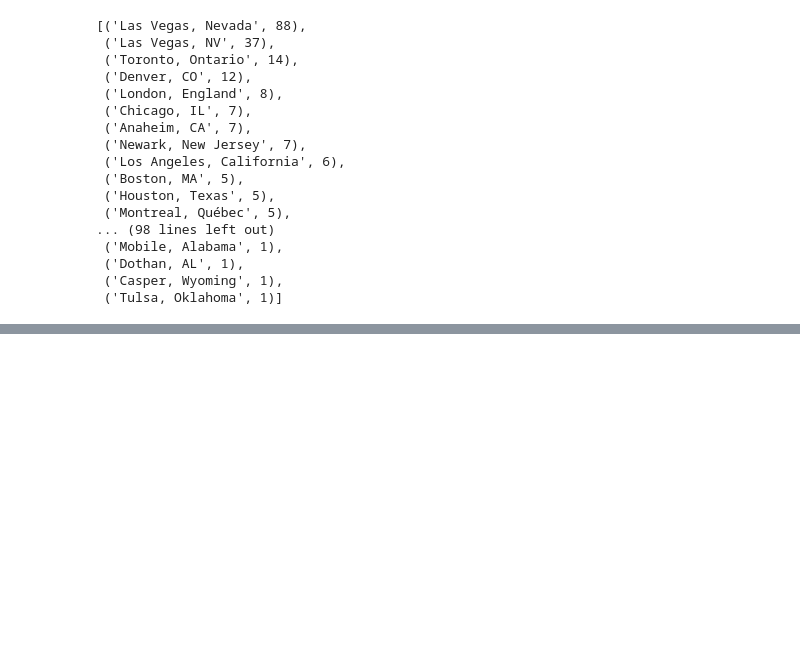
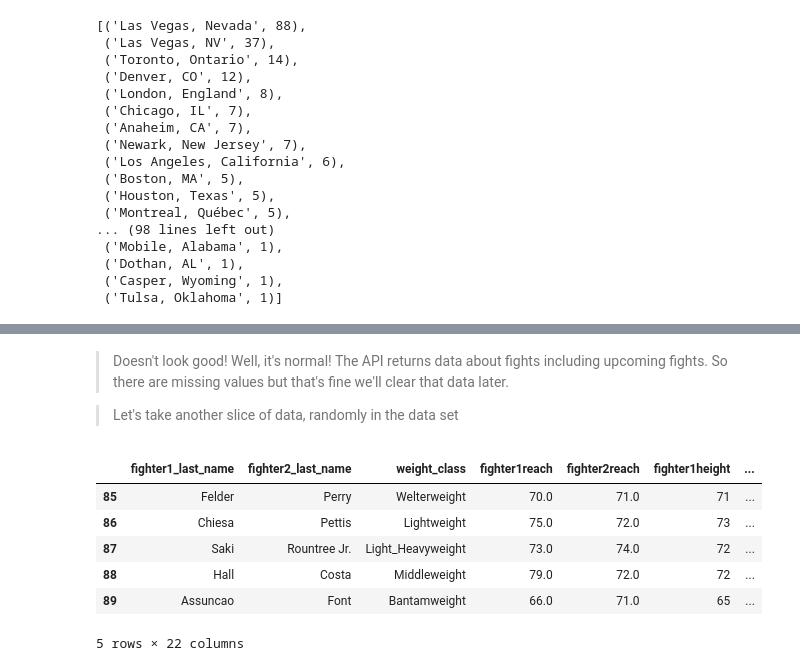
Before and after one commit to goujonbe/ufc-data-analysis, a Jupyter notebook: notebooks/data_analysis.ipynb, the cells around one changed output, grey strips where cells are left out. Drawn from its saved outputs; the diff is of its cells as text; code cells hidden in the pictures; blank space fills up the shorter version.

```diff
--- a/notebooks/data_analysis.ipynb
+++ b/notebooks/data_analysis.ipynb
@@ -166,0 +188,14 @@ number_events_per_city_sorted
+# %% [markdown]
+> Doesn't look good! Well, it's normal! The API returns data about fights including upcoming fights. So there are missing values but that's fine we'll clear that data later.
+
+> Let's take another slice of data, randomly in the data set
+# %%
+df_fights[85:90]
+# %% [output]
+|  | fighter1_last_name | fighter2_last_name | weight_class | fighter1reach | fighter2reach | fighter1height | ... |
+| 85 | Felder | Perry | Welterweight | 70.0 | 71.0 | 71 | ... |
+| 86 | Chiesa | Pettis | Lightweight | 75.0 | 72.0 | 73 | ... |
+| 87 | Saki | Rountree Jr. | Light_Heavyweight | 73.0 | 74.0 | 72 | ... |
+| 88 | Hall | Costa | Middleweight | 79.0 | 72.0 | 72 | ... |
+| 89 | Assuncao | Font | Bantamweight | 66.0 | 71.0 | 65 | ... |
+5 rows × 22 columns
```
Also changed, not shown: parts of 12 cells of this notebook.
